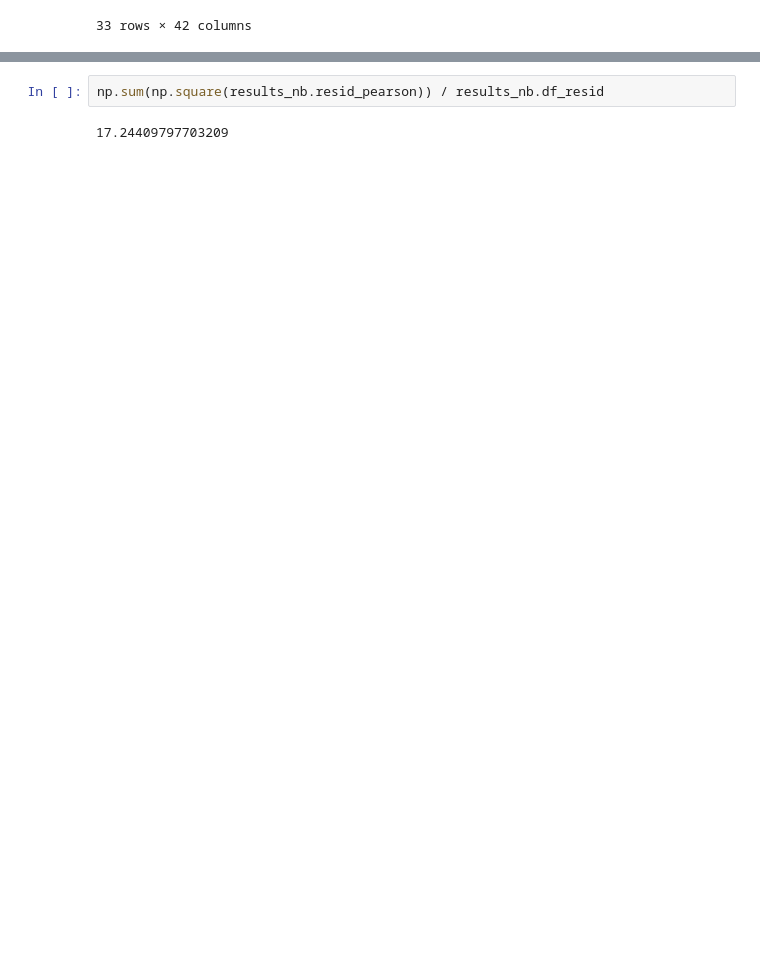
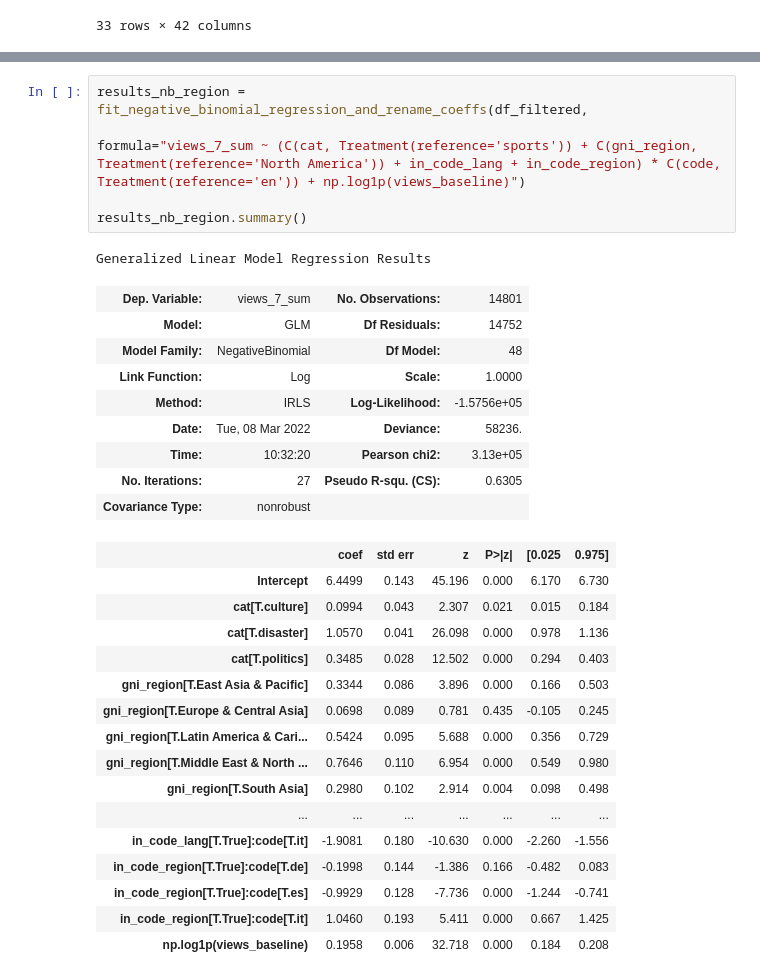
Before and after one commit to ruptho/wiki-event-bias, a Jupyter notebook: poisson_investigation.ipynb, the cells around one changed output, grey strips where cells are left out. Saved outputs shown, nothing was run; the diff lists cells and outputs as text; blank space fills up the shorter version.

```diff
--- a/poisson_investigation.ipynb
+++ b/poisson_investigation.ipynb
@@ -901,4 +919,32 @@ df_filtered
-# %%
-np.sum(np.square(results_nb.resid_pearson)) / results_nb.df_resid
-# %% [output]
-17.24409797703209
+# %%
+results_nb_region = fit_negative_binomial_regression_and_rename_coeffs(df_filtered,
+                                                                      formula="views_7_sum ~ (C(cat, Treatment(reference='sports')) + C(gni_region, Treatment(reference='North America')) + in_code_lang + in_code_region) * C(code, Treatment(reference='en')) + np.log1p(views_baseline)")
+
+results_nb_region.summary()
+# %% [output]
+Generalized Linear Model Regression Results
+| Dep. Variable: | views_7_sum | No. Observations: | 14801 |
+| Model: | GLM | Df Residuals: | 14752 |
+| Model Family: | NegativeBinomial | Df Model: | 48 |
+| Link Function: | Log | Scale: | 1.0000 |
+| Method: | IRLS | Log-Likelihood: | -1.5756e+05 |
+| Date: | Tue, 08 Mar 2022 | Deviance: | 58236. |
+| Time: | 10:32:20 | Pearson chi2: | 3.13e+05 |
+| No. Iterations: | 27 | Pseudo R-squ. (CS): | 0.6305 |
+| Covariance Type: | nonrobust |  |  |
+|  | coef | std err | z | P>|z| | [0.025 | 0.975] |
+| Intercept | 6.4499 | 0.143 | 45.196 | 0.000 | 6.170 | 6.730 |
+| cat[T.culture] | 0.0994 | 0.043 | 2.307 | 0.021 | 0.015 | 0.184 |
+| cat[T.disaster] | 1.0570 | 0.041 | 26.098 | 0.000 | 0.978 | 1.136 |
+| cat[T.politics] | 0.3485 | 0.028 | 12.502 | 0.000 | 0.294 | 0.403 |
+| gni_region[T.East Asia & Pacific] | 0.3344 | 0.086 | 3.896 | 0.000 | 0.166 | 0.503 |
+| gni_region[T.Europe & Central Asia] | 0.0698 | 0.089 | 0.781 | 0.435 | -0.105 | 0.245 |
+| gni_region[T.Latin America & Cari... | 0.5424 | 0.095 | 5.688 | 0.000 | 0.356 | 0.729 |
+| gni_region[T.Middle East & North ... | 0.7646 | 0.110 | 6.954 | 0.000 | 0.549 | 0.980 |
+| gni_region[T.South Asia] | 0.2980 | 0.102 | 2.914 | 0.004 | 0.098 | 0.498 |
+| ... | ... | ... | ... | ... | ... | ... |
+| in_code_lang[T.True]:code[T.it] | -1.9081 | 0.180 | -10.630 | 0.000 | -2.260 | -1.556 |
+| in_code_region[T.True]:code[T.de] | -0.1998 | 0.144 | -1.386 | 0.166 | -0.482 | 0.083 |
+| in_code_region[T.True]:code[T.es] | -0.9929 | 0.128 | -7.736 | 0.000 | -1.244 | -0.741 |
+| in_code_region[T.True]:code[T.it] | 1.0460 | 0.193 | 5.411 | 0.000 | 0.667 | 1.425 |
+| np.log1p(views_baseline) | 0.1958 | 0.006 | 32.718 | 0.000 | 0.184 | 0.208 |
```
Also changed, not shown: parts of 7 cells of this notebook, 6 other files.
